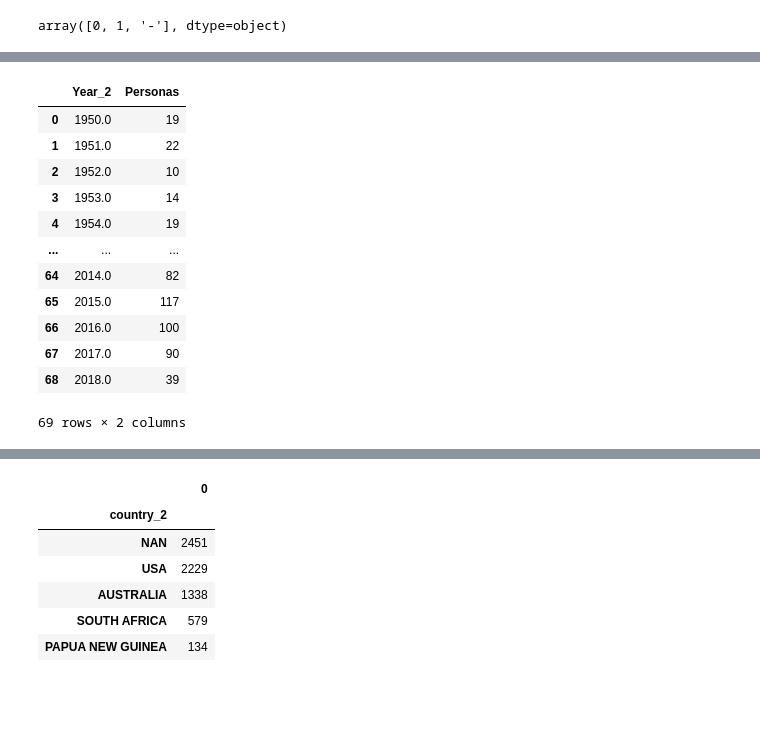
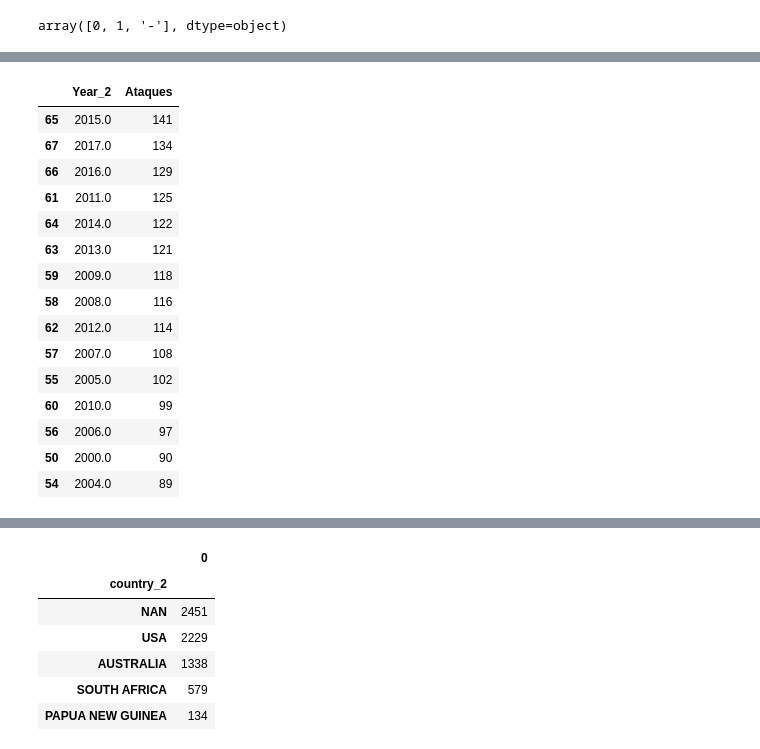
Before and after one commit to IsabelGarcia11/data-cleaning-pandas, a Jupyter notebook: Yourcode/Vis-pandas.ipynb, the cells around one changed output, grey strips where cells are left out. Saved outputs shown, nothing was run; the diff lists cells and outputs as text; code cells hidden in the pictures; blank space fills up the shorter version.

```diff
--- a/Yourcode/Vis-pandas.ipynb
+++ b/Yourcode/Vis-pandas.ipynb
@@ -60,7 +64,7 @@ array([0, 1, '-'], dtype=object)
 #Quiero ver donde se concentrarn los ataques,ya que tenemos datos desde muchos años.
 #1.Convierto años en integer ya que es una lista de Str.
 #2.Sustituyo "cambio" como nuevo valor de mi fila (Serie) de string a numérico.
-cambio=pd.to_numeric(Serie)
+cambio=pd.to_numeric(serie)
 Visual["Year_2"]=cambio
 # %%
 from matplotlib import rcParams
@@ -98,3 +102,5 @@ def Meses2(x):
         return 11
     elif x=='Dec':
         return 12
+    else:
+        return "No_Info"
@@ -107,7 +118,8 @@ Meses_3=list(Meses_2)
 #Cambiamos la nueva columna con los meses como números
 Visual["Months"]=Meses_3
 # %%
-filtro=V1[(V1["Months"]!="-") & (V1["Year_2"]>=1950)]
+#Hago filtro para obtener el df que quiero para la primera visualización (tiene que haber 4060 con los meses ok)
+filtro=Visual[(Visual["Months"]!='No_Info') & (Visual["Year_2"]>=1950)]
 filtro
 # %% [output]
 |  | age | fatal_yn | Year_2 | Type_attack | country_2 | Gender2 | Ages_2 | Months | Fatality |
@@ -126,4 +137,0 @@ filtro
-# %%
-#Hago filtro para obtener el df que quiero para la primera visualización
-filtro = V1[(V1['Months'] !='No_Info')&(V1['Year_2'] >= 1950)]
-filtro
@@ -235,17 +192,20 @@ surfistas1
 # %%
-surfistas2=filtro.groupby(['Year_2']).agg({'age':'count'}).reset_index().rename(columns={"age":"Personas"})
-surfistas2
+surfistas2=filtro.groupby(['Year_2']).agg({'Months':'count'}).reset_index().rename(columns={"Months":"Ataques"})
+surfistas2.sort_values(by="Ataques",ascending=False).head(15)  #ORDENO DE MAYOR A MENOR
 # %% [output]
-|  | Year_2 | Personas |
-| 0 | 1950.0 | 19 |
-| 1 | 1951.0 | 22 |
-| 2 | 1952.0 | 10 |
-| 3 | 1953.0 | 14 |
-| 4 | 1954.0 | 19 |
-| ... | ... | ... |
-| 64 | 2014.0 | 82 |
-| 65 | 2015.0 | 117 |
-| 66 | 2016.0 | 100 |
-| 67 | 2017.0 | 90 |
-| 68 | 2018.0 | 39 |
+|  | Year_2 | Ataques |
+| 65 | 2015.0 | 141 |
+| 67 | 2017.0 | 134 |
+| 66 | 2016.0 | 129 |
+| 61 | 2011.0 | 125 |
+| 64 | 2014.0 | 122 |
+| 63 | 2013.0 | 121 |
+| 59 | 2009.0 | 118 |
+| 58 | 2008.0 | 116 |
+| 62 | 2012.0 | 114 |
+| 57 | 2007.0 | 108 |
+| 55 | 2005.0 | 102 |
+| 60 | 2010.0 | 99 |
+| 56 | 2006.0 | 97 |
+| 50 | 2000.0 | 90 |
+| 54 | 2004.0 | 89 |
-69 rows × 2 columns
```
Also changed, not shown: parts of 27 cells of this notebook.
